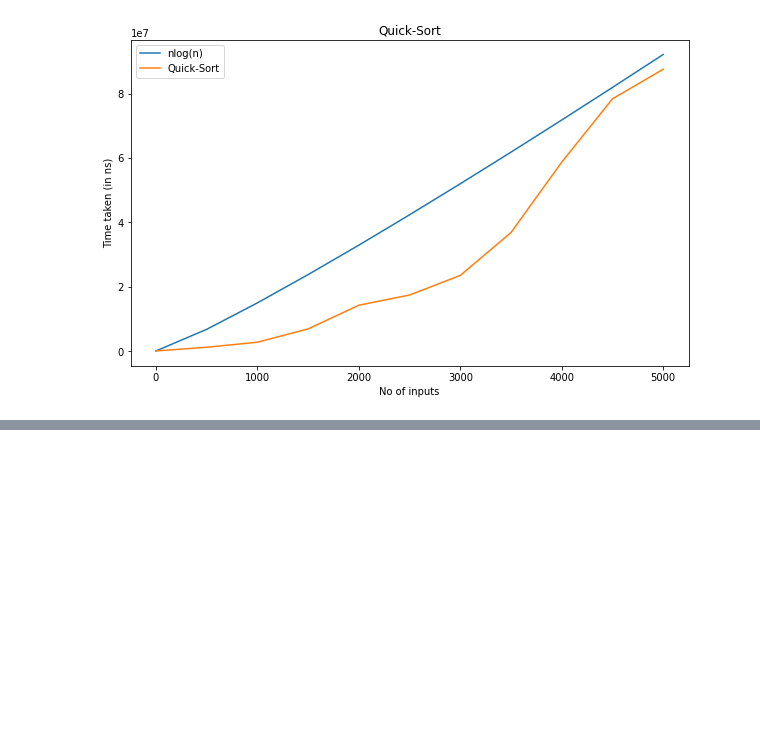
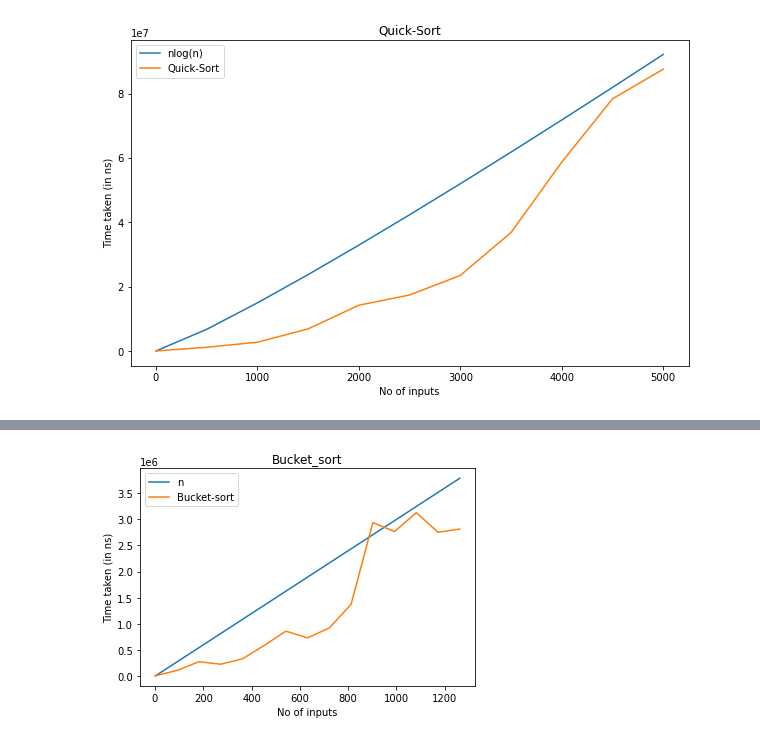
Before and after one commit to divyansh7271/Py, a Jupyter notebook: DAA_ASS/daa_pract4.ipynb, the cells around one changed output, grey strips where cells are left out. Cells and saved outputs as stored; diff of their text form; code cells hidden in the pictures; blank space fills up the shorter version.

```diff
--- a/DAA_ASS/daa_pract4.ipynb
+++ b/DAA_ASS/daa_pract4.ipynb
@@ -189,0 +345,69 @@ if __name__ == '__main__':
+# %%
+import time
+import matplotlib.pyplot as plt
+import random
+
+def insertion_sort(bucket):
+    for i in range (1, len (bucket)):
+        var = bucket[i]
+        j = i - 1
+        while (j >= 0 and var < bucket[j]):
+            bucket[j + 1] = bucket[j]
+            j = j - 1
+        bucket[j + 1] = var
+
+def bucket_sort(input_list):
+    # Find maximum value in the list and use length of the list to determine which value in the list goes into which bucket
+    max_value = max(input_list)
+    size = max_value/len(input_list)
+
+    # Create n empty buckets where n is equal to the length of the input list
+    buckets_list= []
+    for x in range(len(input_list)):
+        buckets_list.append([])
+
+    # Put list elements into different buckets based on the size
+    for i in range(len(input_list)):
+        j = int (input_list[i] / size)
+        if j != len (input_list):
+            buckets_list[j].append(input_list[i])
+        else:
+            buckets_list[len(input_list) - 1].append(input_list[i])
+
+    # Sort elements within the buckets using Insertion Sort
+    for z in range(len(input_list)):
+        insertion_sort(buckets_list[z])
+
+    # Concatenate buckets with sorted elements into a single list
+    final_output = []
+    for x in range(len (input_list)):
+        final_output = final_output + buckets_list[x]
+    return final_output
+
+if __name__ == '__main__':
+    exe_mer = []
+    c = []
+    for i in range(2, 1300, 90):
+        array = []
+        for j in range(0, i):
+            temp = random.uniform(0,1)
+            array.append(temp)
+
+        start = time.perf_counter_ns()
+        bucket_sort(array)
+        end = time.perf_counter_ns()
+
+        c.append(i)
+        exe_mer.append((end - start))
+
+
+    l = [x*3000 for x in c]
+    plt.plot(c,l)
+    plt.plot(c,exe_mer)
+    plt.xlabel('No of inputs')
+    plt.ylabel('Time taken (in ns)')
+    plt.legend(["n","Bucket-sort"])
+    plt.title("Bucket_sort")
+    plt.show()
+# %% [output]
+[figure, added]
```
Also changed, not shown: parts of 3 cells of this notebook, 9 other files.
